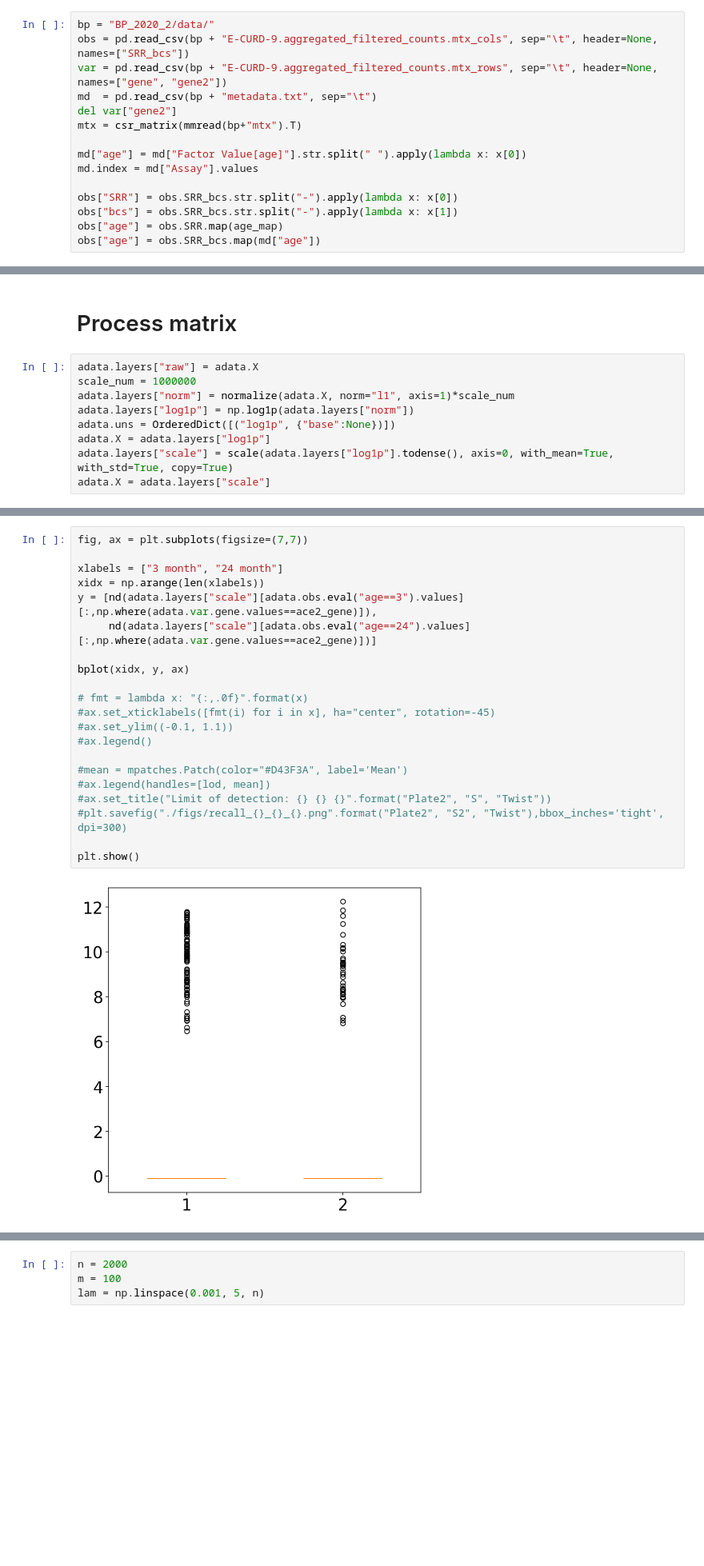
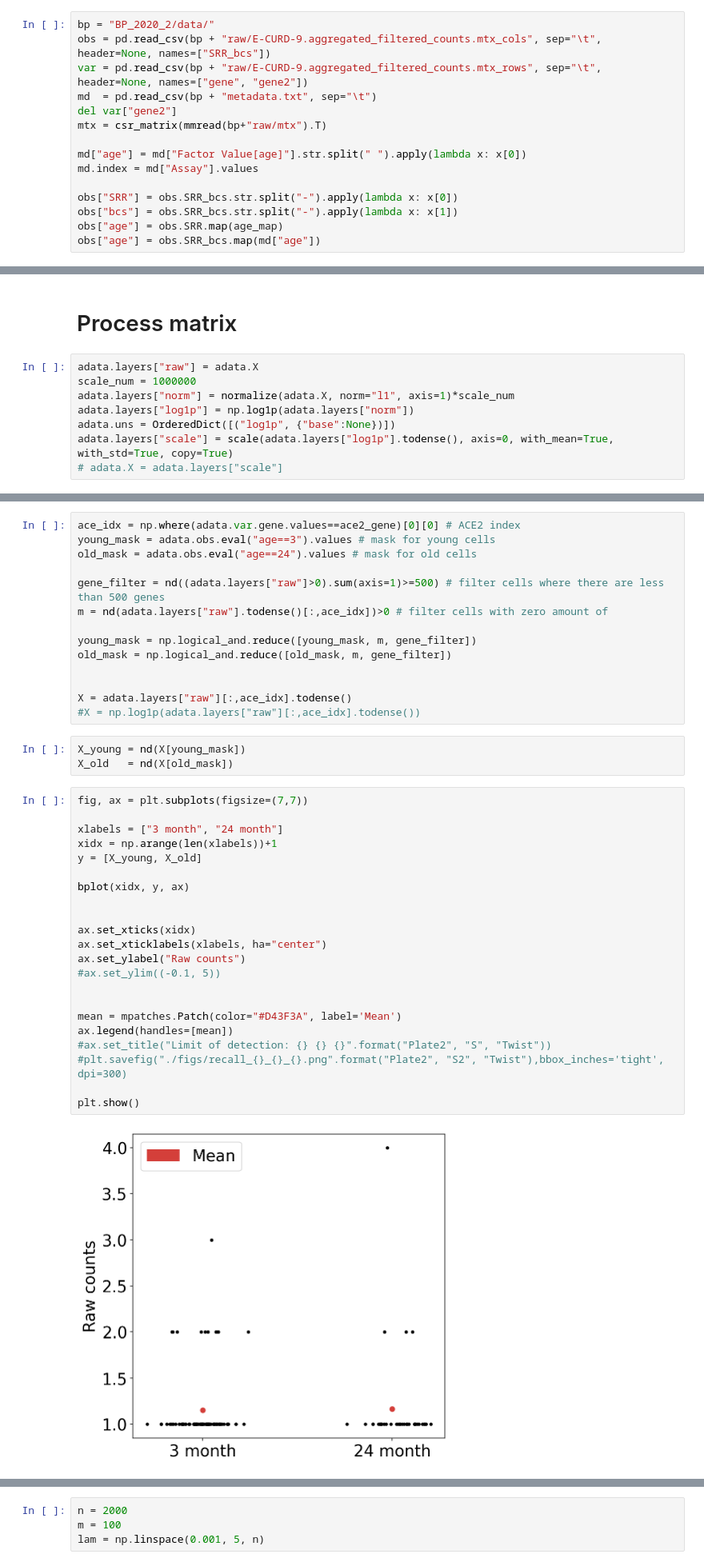
Before and after one commit to pachterlab/BP_2020_2, a Jupyter notebook: notebooks/log1p.ipynb, the cells around one changed output, grey strips where cells are left out. Shown at 80% size. Saved outputs shown, nothing was run; the diff lists cells and outputs as text; blank space fills up the shorter version.

```diff
--- a/notebooks/log1p.ipynb
+++ b/notebooks/log1p.ipynb
@@ -99,11 +103,11 @@ plt.rcParams.update({'font.size': fsize})
 ace2_gene = "ENSMUSG00000015405"
 # %%
 bp = "BP_2020_2/data/"
-obs = pd.read_csv(bp + "E-CURD-9.aggregated_filtered_counts.mtx_cols", sep="\t", header=None, names=["SRR_bcs"])
-var = pd.read_csv(bp + "E-CURD-9.aggregated_filtered_counts.mtx_rows", sep="\t", header=None, names=["gene", "gene2"])
+obs = pd.read_csv(bp + "raw/E-CURD-9.aggregated_filtered_counts.mtx_cols", sep="\t", header=None, names=["SRR_bcs"])
+var = pd.read_csv(bp + "raw/E-CURD-9.aggregated_filtered_counts.mtx_rows", sep="\t", header=None, names=["gene", "gene2"])
 md  = pd.read_csv(bp + "metadata.txt", sep="\t")
 del var["gene2"]
-mtx = csr_matrix(mmread(bp+"mtx").T)
+mtx = csr_matrix(mmread(bp+"raw/mtx").T)
 
 md["age"] = md["Factor Value[age]"].str.split(" ").apply(lambda x: x[0])
 md.index = md["Assay"].values
@@ -186,8 +207,7 @@ scale_num = 1000000
 adata.layers["norm"] = normalize(adata.X, norm="l1", axis=1)*scale_num
 adata.layers["log1p"] = np.log1p(adata.layers["norm"])
 adata.uns = OrderedDict([("log1p", {"base":None})])
-adata.X = adata.layers["log1p"]
 adata.layers["scale"] = scale(adata.layers["log1p"].todense(), axis=0, with_mean=True, with_std=True, copy=True)
-adata.X = adata.layers["scale"]
+# adata.X = adata.layers["scale"]
 # %%
 def bplot(x, y, ax):
@@ -204,23 +231,41 @@ def bplot(x, y, ax):
+# %%
+ace_idx = np.where(adata.var.gene.values==ace2_gene)[0][0] # ACE2 index
+young_mask = adata.obs.eval("age==3").values # mask for young cells
+old_mask = adata.obs.eval("age==24").values # mask for old cells
+
+gene_filter = nd((adata.layers["raw"]>0).sum(axis=1)>=500) # filter cells where there are less than 500 genes
+m = nd(adata.layers["raw"].todense()[:,ace_idx])>0 # filter cells with zero amount of
+
+young_mask = np.logical_and.reduce([young_mask, m, gene_filter])
+old_mask = np.logical_and.reduce([old_mask, m, gene_filter])
+
+
+X = adata.layers["raw"][:,ace_idx].todense()
+#X = np.log1p(adata.layers["raw"][:,ace_idx].todense())
+# %%
+X_young = nd(X[young_mask])
+X_old   = nd(X[old_mask])
 # %%
 fig, ax = plt.subplots(figsize=(7,7))
 
 xlabels = ["3 month", "24 month"]
-xidx = np.arange(len(xlabels))
-y = [nd(adata.layers["scale"][adata.obs.eval("age==3").values][:,np.where(adata.var.gene.values==ace2_gene)]),
-     nd(adata.layers["scale"][adata.obs.eval("age==24").values][:,np.where(adata.var.gene.values==ace2_gene)])]
+xidx = np.arange(len(xlabels))+1
+y = [X_young, X_old]
 
 bplot(xidx, y, ax)
 
-# fmt = lambda x: "{:,.0f}".format(x)
-#ax.set_xticklabels([fmt(i) for i in x], ha="center", rotation=-45)
-#ax.set_ylim((-0.1, 1.1))
-#ax.legend()
 
-#mean = mpatches.Patch(color="#D43F3A", label='Mean')
-#ax.legend(handles=[lod, mean])
+ax.set_xticks(xidx)
+ax.set_xticklabels(xlabels, ha="center")
+ax.set_ylabel("Raw counts")
+#ax.set_ylim((-0.1, 5))
+
+
+mean = mpatches.Patch(color="#D43F3A", label='Mean')
+ax.legend(handles=[mean])
 #ax.set_title("Limit of detection: {} {} {}".format("Plate2", "S", "Twist"))
 #plt.savefig("./figs/recall_{}_{}_{}.png".format("Plate2", "S2", "Twist"),bbox_inches='tight', dpi=300)
 
 plt.show()
 # %% [output]
-[figure, old version]
+[figure, new version]
```
Also changed, not shown: parts of 16 cells of this notebook.
